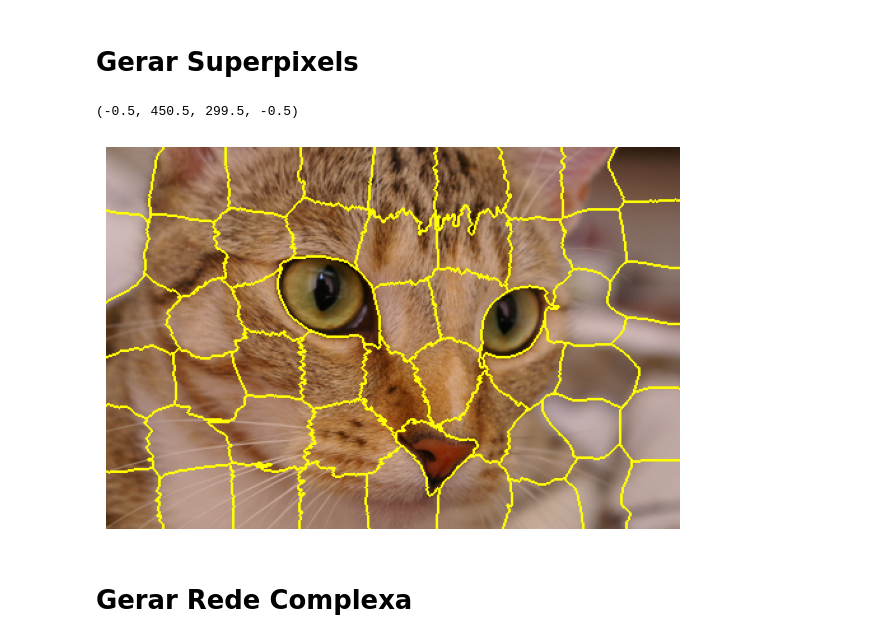
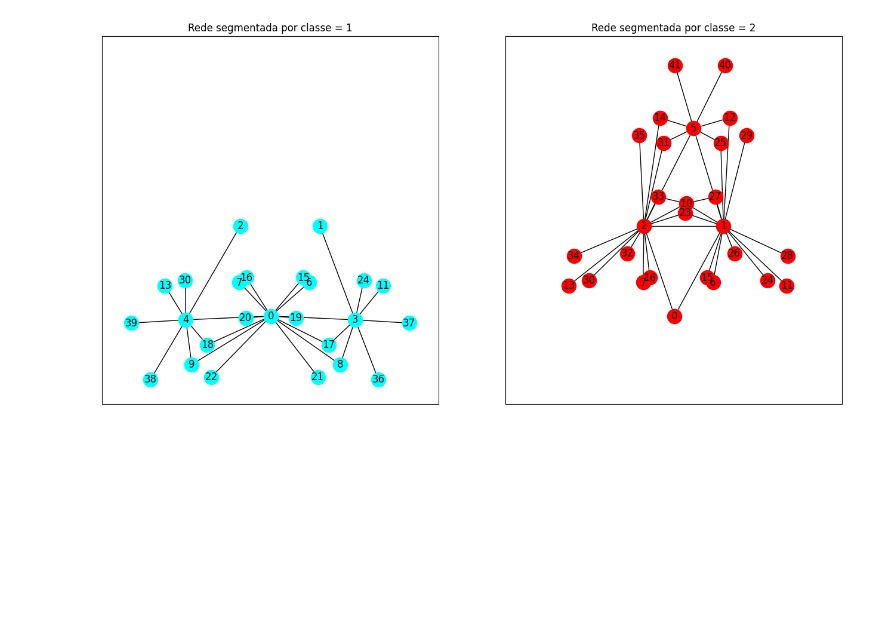
Before and after one commit to ryukinix/egsis, a Jupyter notebook: notebooks/labeled_component_unfolding.ipynb, the cells around one changed output. Drawn from its saved outputs; the diff is of its cells as text; code cells hidden in the pictures; blank space fills up the shorter version.

```diff
--- a/notebooks/labeled_component_unfolding.ipynb
+++ b/notebooks/labeled_component_unfolding.ipynb
@@ -27,0 +23,26 @@ from egsis import features
+# %%
+
+G = nx.dorogovtsev_goltsev_mendes_graph(4)
+labels = {
+    5: 2,
+    10: 2,
+    0: 1,
+    4: 1,
+    3: 1,
+    2: 2,
+    1: 2,
+}
+class_by_color = {
+    1: "#00ffff", # cyan
+    2: "#ff0000" # red
+}
+default = "#aaaaaa"
+color_map = [class_by_color.get(labels.get(node), default)
+             for node in G.nodes]
+for node in G.nodes():
+    G.nodes[node]["label"] = labels.get(node, 0)
+
+for edge in G.edges:
+    G.edges[edge]["weight"] = 1
+
+nx.draw_networkx(G, node_color=color_map, pos=nx.spectral_layout(G))
@@ -27,0 +62,4 @@ from egsis import features
+# %%
+lcu = LCU(n_classes=2, max_iter=100)
+sub_networks = lcu.fit_predict(G)
+[g.remove_nodes_from(list(nx.isolates(g))) for g in sub_networks]
@@ -27,0 +93,7 @@ from egsis import features
+# %%
+fig, ax = plt.subplots(figsize=(10, 10), sharex=True, sharey=True)
+G_pred = lcu.classify_vertexes(sub_networks)
+color_map = [class_by_color.get(G_pred.nodes.get(node)["label"], default)
+             for node in G_pred.nodes]
+
+nx.draw_networkx(G_pred, ax=ax, node_color=color_map,  pos=nx.spectral_layout(G_pred))
@@ -28,13 +102,10 @@ from egsis import features
+# %%
+
+fig, ax = plt.subplots(1, len(sub_networks), figsize=(16, 8), sharex=True, sharey=True)
+for sub_id in range(len(sub_networks)):
+    ax[sub_id].set_title(f"Rede segmentada por classe = {sub_id + 1}")
+    nx.draw_networkx(sub_networks[sub_id], ax=ax[sub_id], label="subnetworks", node_color=class_by_color[sub_id+1], pos=nx.spectral_layout(G_pred))
+# %% [output]
+[figure, added]
 # %% [markdown]
-# Gerar Superpixels
+#
-# %%
-img = img_as_float(cat())
-superpixels = build_superpixels_from_image(img, n_segments=50, compactness=40)
-ax = plt.imshow(mark_boundaries(img, superpixels))
-plt.tight_layout()
-plt.axis('off')
-# %% [output]
-(-0.5, 450.5, 299.5, -0.5)
-[figure, removed]
-# %% [markdown]
-# Gerar Rede Complexa
```
Also changed, not shown: parts of 19 cells of this notebook, 15 other files.
